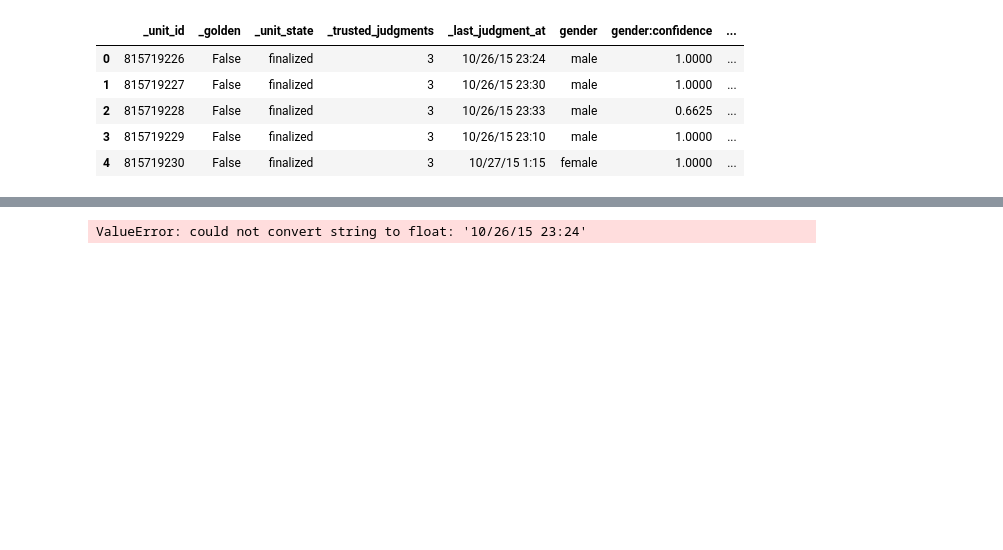
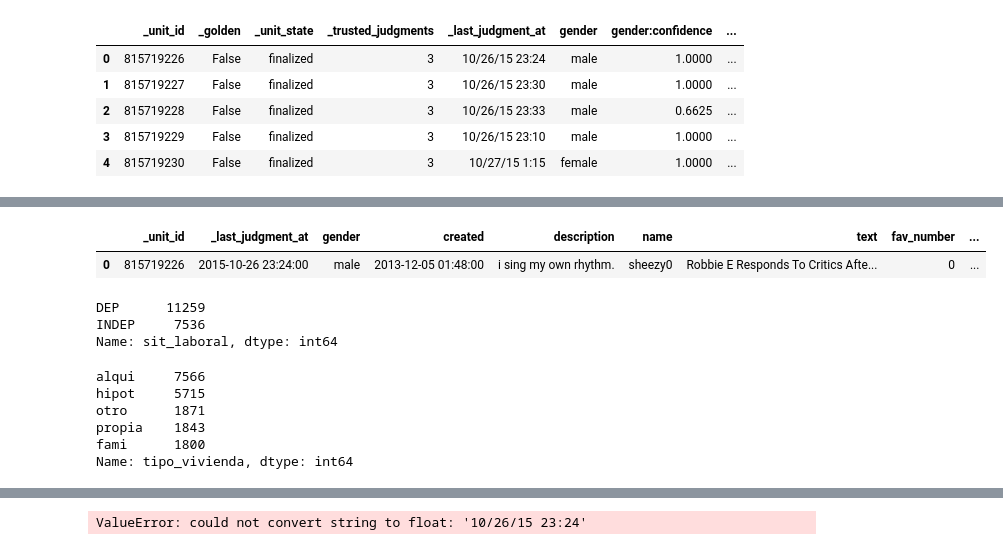
Before and after one commit to maisrahu/data-bbva-reto, a Jupyter notebook: train.ipynb, the cells around one changed output, grey strips where cells are left out. Saved outputs shown, nothing was run; the diff lists cells and outputs as text; code cells hidden in the pictures; blank space fills up the shorter version.

Commit message:
simulater updated

```diff
--- a/train.ipynb
+++ b/train.ipynb
@@ -48,4 +46,4 @@ df_twitter_sample.head()
 | 3 | 815719229 | 10/26/15 23:10 | male | 6/11/09 22:39 | Mobile guy. 49ers, Shazam, Google... | douggarland | Hi @JordanSpieth - Looking at the... | 202 | ... |
 | 4 | 815719230 | 10/27/15 1:15 | female | 4/16/14 13:23 | Ricky Wilson The Best FRONTMAN/Ka... | WilfordGemma | Watching Neighbours on Sky+ catch... | 37318 | ... |
 # %%
-df_simulated = simulator.simulate(df_twitter_sample.shape[0])
+df_simulated = simulator.simulate(data_path="Data/", n=df_twitter_sample.shape[0])
@@ -80,3 +64,8 @@ df_personas.head()
 | 2 | 815719228 | 10/26/15 23:33 | male | 11/28/14 11:30 | louis whining and squealing and all | lwtprettylaugh | i absolutely adore when louis sta... | 7696 | ... |
 | 3 | 815719229 | 10/26/15 23:10 | male | 6/11/09 22:39 | Mobile guy. 49ers, Shazam, Google... | douggarland | Hi @JordanSpieth - Looking at the... | 202 | ... |
 | 4 | 815719230 | 10/27/15 1:15 | female | 4/16/14 13:23 | Ricky Wilson The Best FRONTMAN/Ka... | WilfordGemma | Watching Neighbours on Sky+ catch... | 37318 | ... |
+# %%
+df_personas["created"] = pd.to_datetime(df_personas["created"], format='%m/%d/%y %H:%M')
+df_personas["_last_judgment_at"] = pd.to_datetime(df_personas["_last_judgment_at"], format='%m/%d/%y %H:%M')
+# %%
+df_personas["diff_lj_created"] = (df_personas["_last_judgment_at"].dt.year.astype(int)*360 + df_personas["_last_judgment_at"].dt.month.astype(int)*30).astype(int) - (df_personas["created"].dt.year.astype(int)*360 + df_personas["created"].dt.month.astype(int)*30).astype(int)   #- df_personas["created"].dt.to_period("M")
@@ -82,0 +87,20 @@ df_personas.head()
+# %%
+df_personas.head(1)
+# %% [output]
+|  | _unit_id | _last_judgment_at | gender | created | description | name | text | fav_number | ... |
+| 0 | 815719226 | 2015-10-26 23:24:00 | male | 2013-12-05 01:48:00 | i sing my own rhythm. | sheezy0 | Robbie E Responds To Critics Afte... | 0 | ... |
+# %%
+df_personas.sit_laboral.value_counts()
+# %% [output]
+DEP      11259
+INDEP     7536
+Name: sit_laboral, dtype: int64
+# %%
+df_personas.tipo_vivienda.value_counts()
+# %% [output]
+alqui     7566
+hipot     5715
+otro      1871
+propia    1843
+fami      1800
+Name: tipo_vivienda, dtype: int64
```
Also changed, not shown: parts of 11 cells of this notebook, 2 other files.
